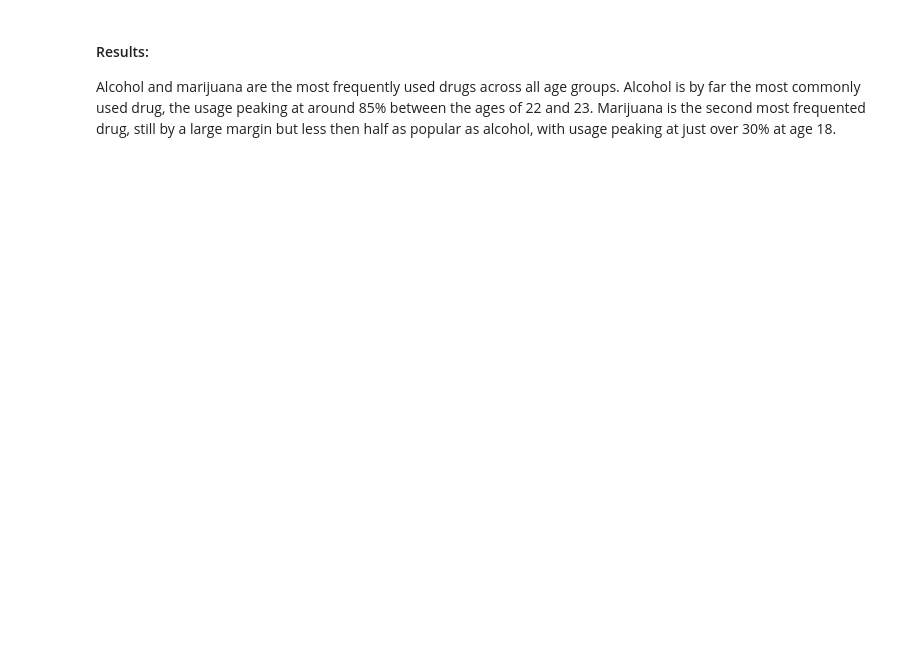
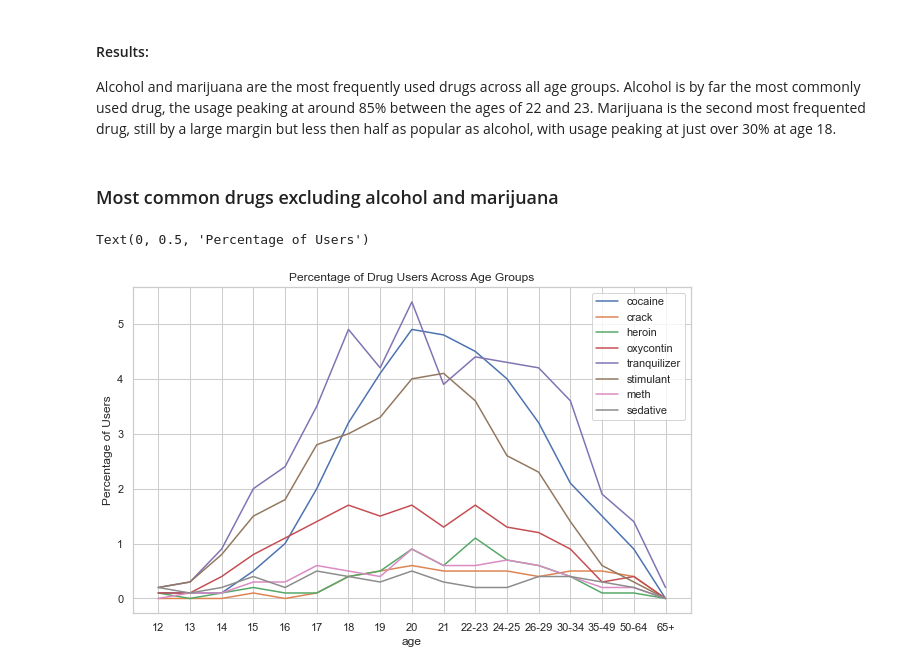
Before and after one commit to amartins22/data-science-2021F, a Jupyter notebook: unit-3/project-3b/project-3b-nb.ipynb, the cells around one changed output. Saved outputs shown, nothing was run; the diff lists cells and outputs as text; code cells hidden in the pictures; blank space fills up the shorter version.

```diff
--- a/unit-3/project-3b/project-3b-nb.ipynb
+++ b/unit-3/project-3b/project-3b-nb.ipynb
@@ -64,3 +57,18 @@ Text(0, 0.5, 'Percentage of Users')
 # %% [markdown]
 #### Results:
 Alcohol and marijuana are the most frequently used drugs across all age groups. Alcohol is by far the most commonly used drug, the usage peaking at around 85% between the ages of 22 and 23. Marijuana is the second most frequented drug, still by a large margin but less then half as popular as alcohol, with usage peaking at just over 30% at age 18.
+# %% [markdown]
+### Most common drugs excluding alcohol and marijuana
+# %%
+drugs_no_alc_weed = ['cocaine','crack','heroin','oxycontin','tranquilizer','stimulant','meth','sedative']
+
+plt.figure(figsize=(10,6))
+plt.title("Percentage of Drug Users Across Age Groups")
+
+for drug in drugs_no_alc_weed:
+    sns.lineplot(x='age',y= drug+'-use', data=drug_use_data, label= drug)
+
+plt.ylabel("Percentage of Users")
+# %% [output]
+Text(0, 0.5, 'Percentage of Users')
+[figure, added]
```
Also changed, not shown: parts of 10 cells of this notebook.
